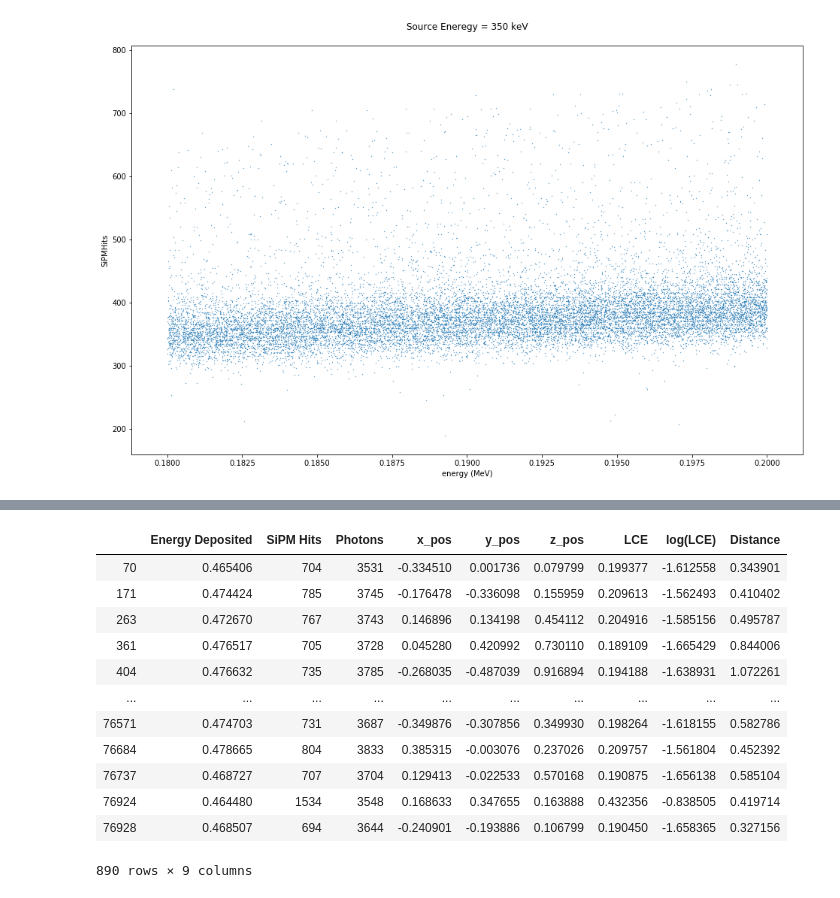
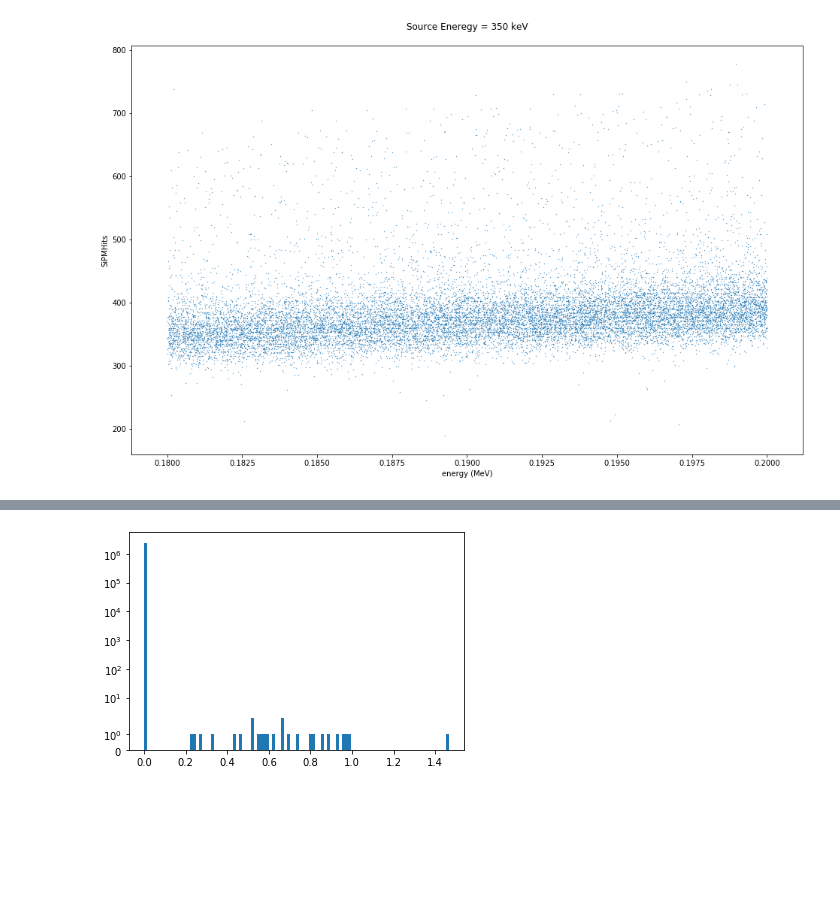
Before and after one commit to mbondin/geant4, a Jupyter notebook: post_IEEE/grams200-simplified.ipynb, the cells around one changed output, grey strips where cells are left out. Drawn from its saved outputs; the diff is of its cells as text; code cells hidden in the pictures; blank space fills up the shorter version.

```diff
--- a/post_IEEE/grams200-simplified.ipynb
+++ b/post_IEEE/grams200-simplified.ipynb
@@ -647,16 +551,6 @@ average SiPM hits =799
-# %%
-dfs[0][0]
-# %% [output]
-|  | Energy Deposited | SiPM Hits | Photons | x_pos | y_pos | z_pos | LCE | log(LCE) | Distance |
-| 70 | 0.465406 | 704 | 3531 | -0.334510 | 0.001736 | 0.079799 | 0.199377 | -1.612558 | 0.343901 |
-| 171 | 0.474424 | 785 | 3745 | -0.176478 | -0.336098 | 0.155959 | 0.209613 | -1.562493 | 0.410402 |
-| 263 | 0.472670 | 767 | 3743 | 0.146896 | 0.134198 | 0.454112 | 0.204916 | -1.585156 | 0.495787 |
-| 361 | 0.476517 | 705 | 3728 | 0.045280 | 0.420992 | 0.730110 | 0.189109 | -1.665429 | 0.844006 |
-| 404 | 0.476632 | 735 | 3785 | -0.268035 | -0.487039 | 0.916894 | 0.194188 | -1.638931 | 1.072261 |
-| ... | ... | ... | ... | ... | ... | ... | ... | ... | ... |
-| 76571 | 0.474703 | 731 | 3687 | -0.349876 | -0.307856 | 0.349930 | 0.198264 | -1.618155 | 0.582786 |
-| 76684 | 0.478665 | 804 | 3833 | 0.385315 | -0.003076 | 0.237026 | 0.209757 | -1.561804 | 0.452392 |
-| 76737 | 0.468727 | 707 | 3704 | 0.129413 | -0.022533 | 0.570168 | 0.190875 | -1.656138 | 0.585104 |
-| 76924 | 0.464480 | 1534 | 3548 | 0.168633 | 0.347655 | 0.163888 | 0.432356 | -0.838505 | 0.419714 |
-| 76928 | 0.468507 | 694 | 3644 | -0.240901 | -0.193886 | 0.106799 | 0.190450 | -1.658365 | 0.327156 |
-890 rows × 9 columns
+# %%
+hist(dfs[0][0]['Energy Deposited'],bins=100)
+plt.yscale('symlog')
+show()
+# %% [output]
+[figure, added]
```
Also changed, not shown: parts of 2 cells of this notebook, 13 other files.
